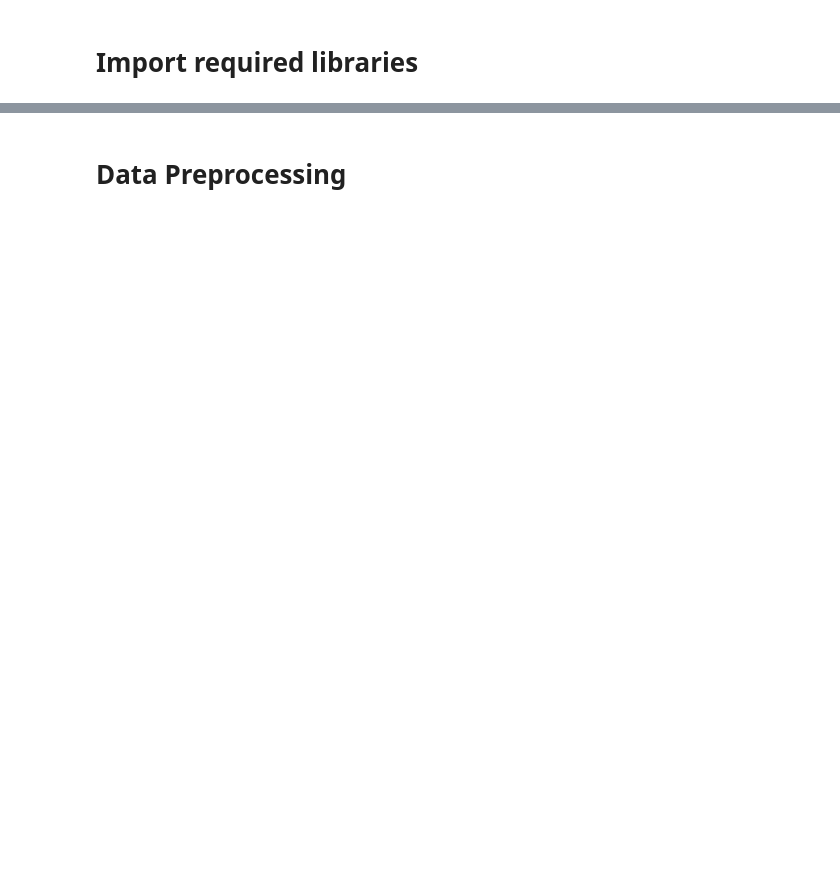
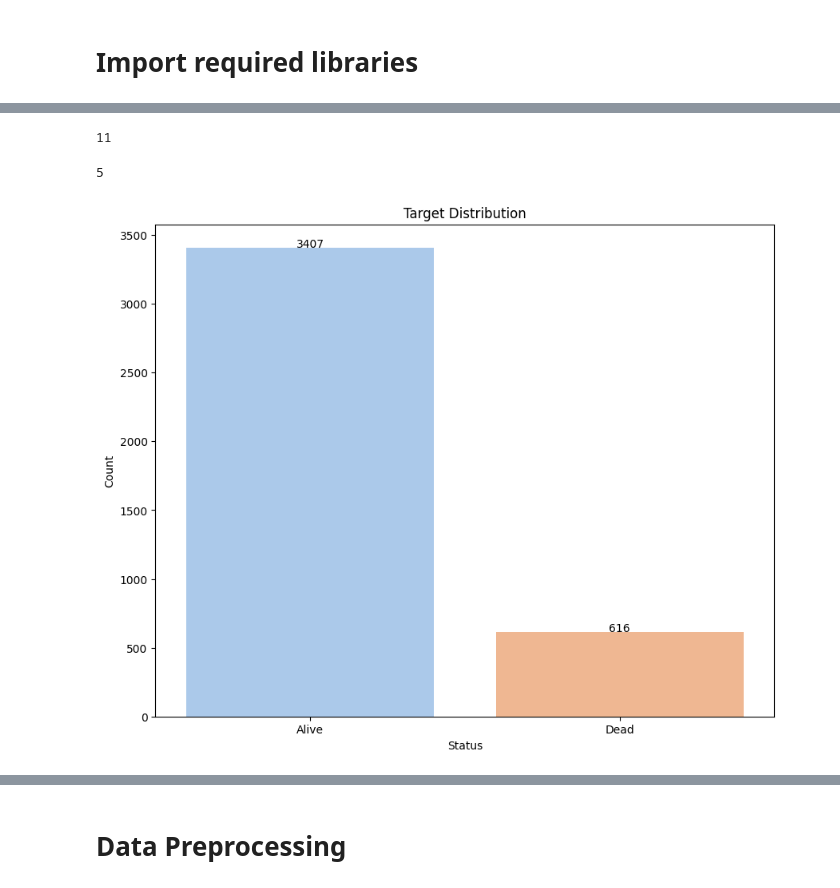
Before and after one commit to DRobbie39/MachineLearning_FinalExam, a Jupyter notebook: Naive Bayes.ipynb, the cells around one changed output, grey strips where cells are left out. Drawn from its saved outputs; the diff is of its cells as text; code cells hidden in the pictures; blank space fills up the shorter version.

Commit message:
A large number of changes, adding Exploratory Data Analysis

```diff
--- a/Naive Bayes.ipynb
+++ b/Naive Bayes.ipynb
@@ -8,0 +83,4 @@ from sklearn.metrics import accuracy_score, classification_report, confusion_mat
+# %%
+# Remove duplicate rows
+data.drop_duplicates(inplace=True)
+data.duplicated().sum()
@@ -8,0 +137,24 @@ from sklearn.metrics import accuracy_score, classification_report, confusion_mat
+# %%
+len(cat_cols)
+# %% [output]
+11
+# %%
+len(num_cols)
+# %% [output]
+5
+# %%
+# Target distribution
+# Set the figure size and create a count plot
+plt.figure(figsize=(10, 8))
+ax = sns.countplot(x='Status', data=data, palette='pastel')
+
+# Add labels to each bar in the plot
+for p in ax.patches:
+    ax.text(p.get_x() + p.get_width() / 2., p.get_height() + 3, f'{int(p.get_height())}', ha="center")
+
+plt.xlabel('Status')
+plt.ylabel('Count')
+plt.title('Target Distribution')
+plt.show()
+# %% [output]
+[figure, added]
```
Also changed, not shown: parts of 15 cells of this notebook.
